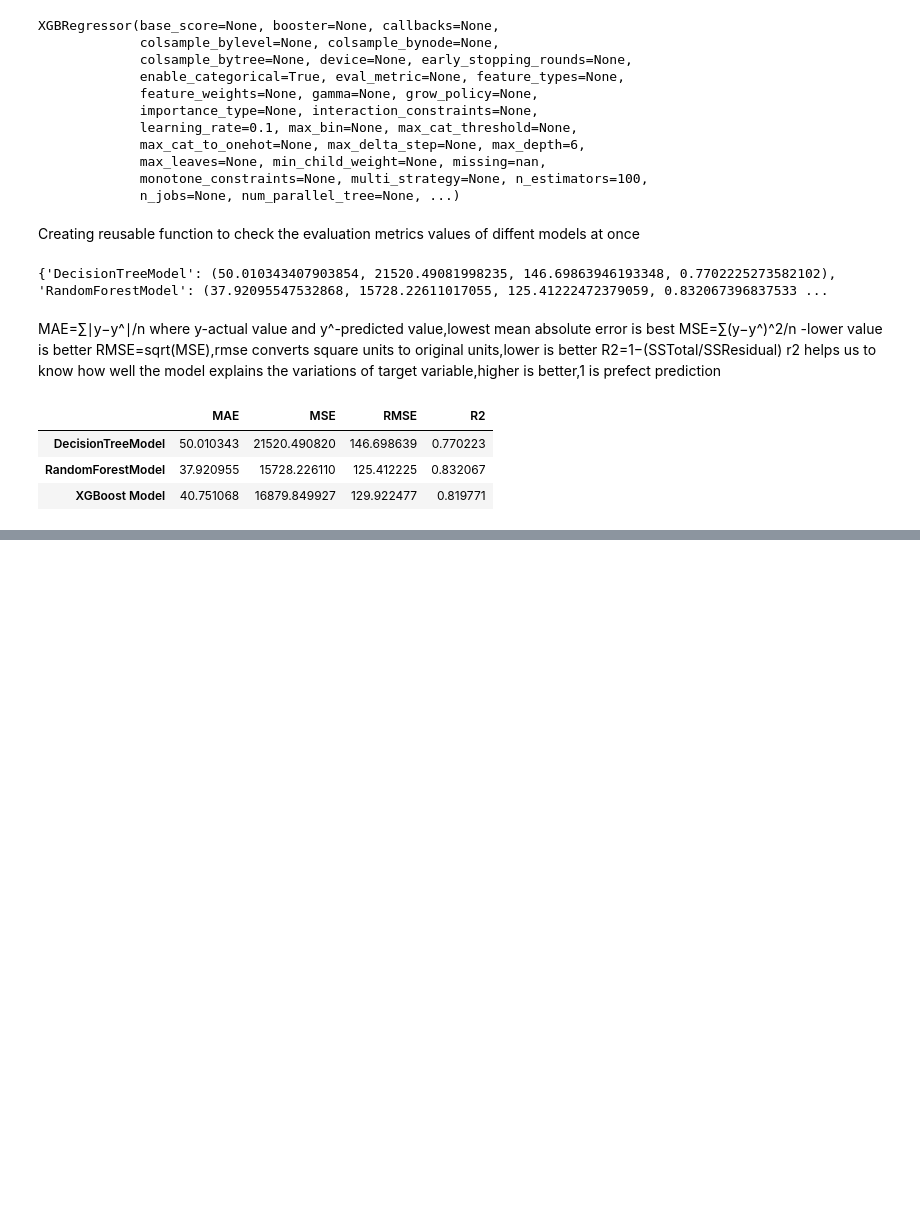
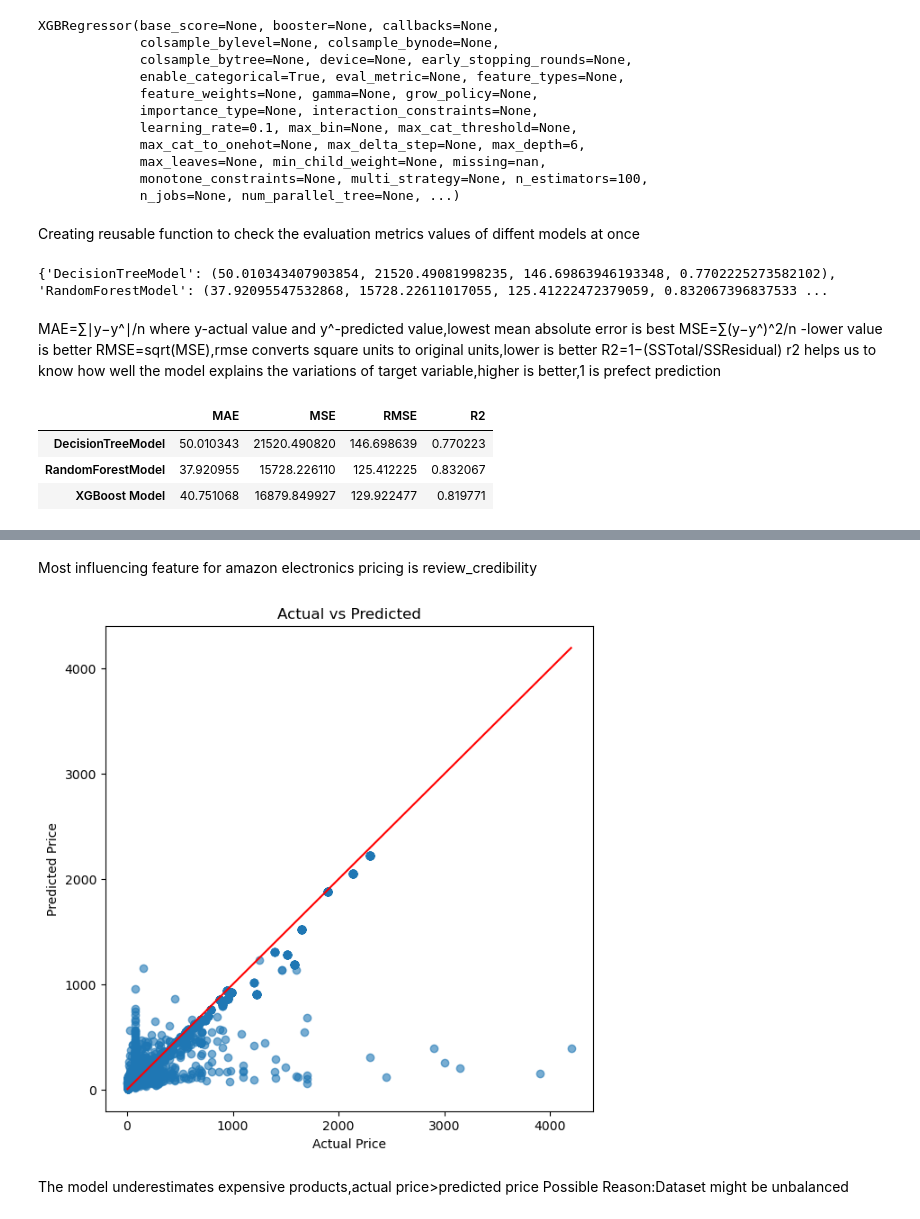
Before and after one commit to bhargavi30-dsa/AI-Powered-Ecommerce-Revenue-Intelligence-System, a Jupyter notebook: notebooks/visualization.ipynb, the cells around one changed output, grey strips where cells are left out. Saved outputs shown, nothing was run; the diff lists cells and outputs as text; code cells hidden in the pictures; blank space fills up the shorter version.

```diff
--- a/notebooks/visualization.ipynb
+++ b/notebooks/visualization.ipynb
@@ -425,0 +469,24 @@ comparison
+# %% [markdown]
+Most influencing feature for amazon electronics pricing is review_credibility
+# %%
+plt.figure(figsize=(7,7))
+
+plt.scatter(y_test, rf_model.predict(X_test), alpha=0.6)
+
+plt.plot(
+    [y_test.min(), y_test.max()],
+    [y_test.min(), y_test.max()],
+    color='red'
+)
+
+plt.xlabel("Actual Price")
+plt.ylabel("Predicted Price")
+
+plt.title("Actual vs Predicted")
+
+plt.show()
+# %% [output]
+[figure, added]
+# %% [markdown]
+The model underestimates expensive products,actual price>predicted price
+Possible Reason:Dataset might be unbalanced
```
Also changed, not shown: parts of 2 cells of this notebook.
